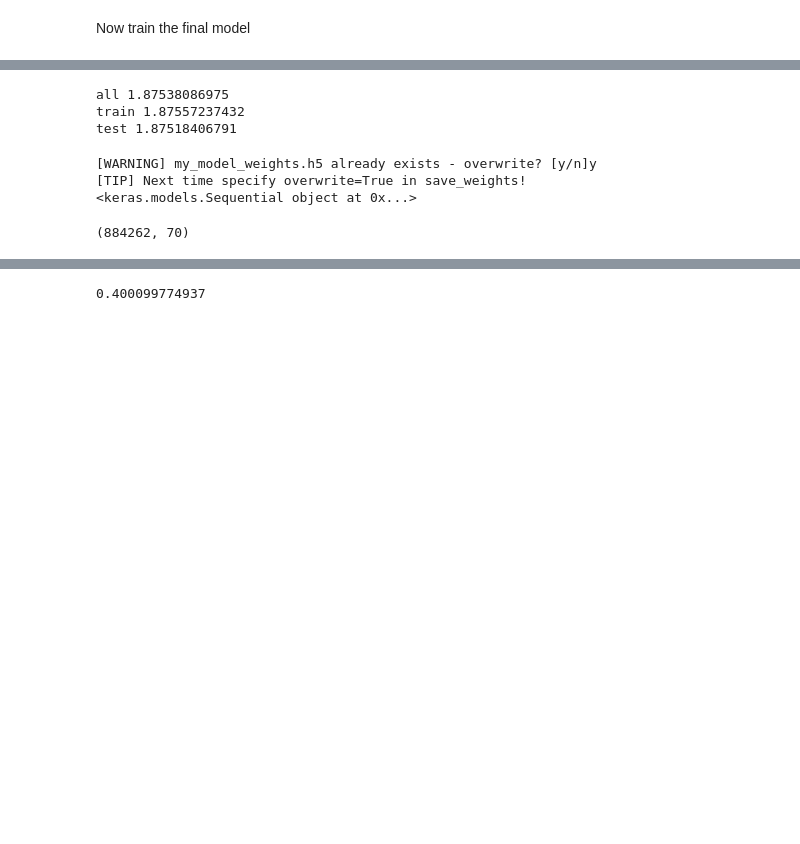
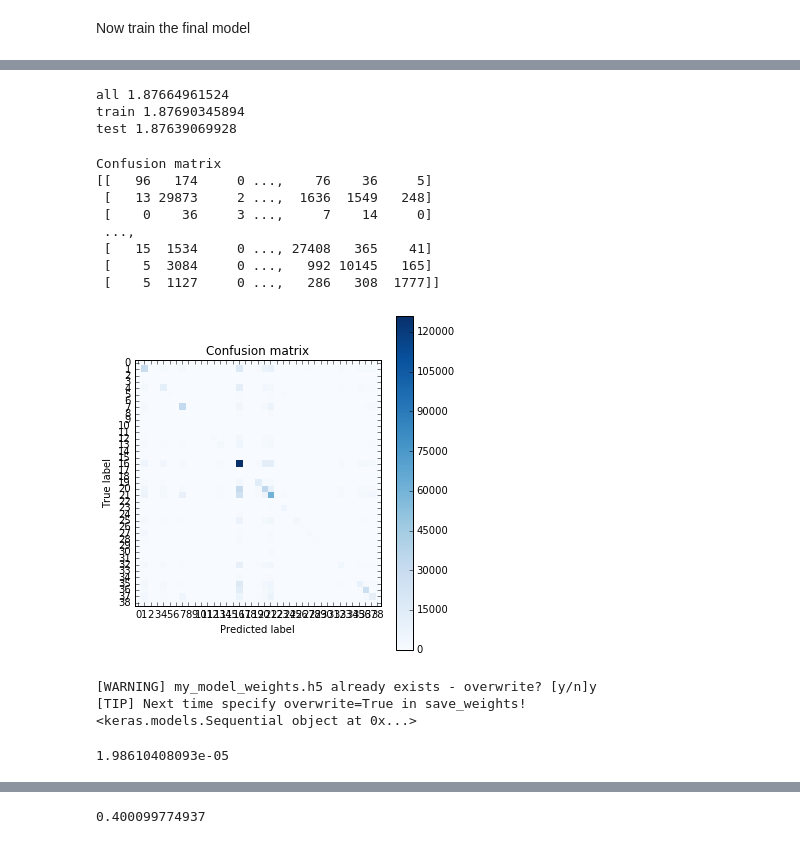
Before and after one commit to kyleiwaniec/w207_Kaggle, a Jupyter notebook: crimeSF_NN_logodds_hierarchy_Jackson.ipynb, the cells around one changed output, grey strips where cells are left out. Saved outputs shown, nothing was run; the diff lists cells and outputs as text; code cells hidden in the pictures; blank space fills up the shorter version.

```diff
--- a/crimeSF_NN_logodds_hierarchy_Jackson.ipynb
+++ b/crimeSF_NN_logodds_hierarchy_Jackson.ipynb
@@ -514,11 +470,47 @@ Epoch 50/50
 # %%
 print "all", log_loss(labels, model.predict_proba(features.as_matrix(),verbose=0))
 print "train", log_loss(labels_train, model.predict_proba(features_train.as_matrix(),verbose=0))
-print "test", log_loss(labels_test, model.predict_proba(features_test.as_matrix(),verbose=0))
+log_loss_test = log_loss(labels_test, model.predict_proba(features_test.as_matrix(),verbose=0))
+print "test", log_loss_test
 # %% [output]
-all 1.87538086975
-train 1.87557237432
-test 1.87518406791
+all 1.87664961524
+train 1.87690345894
+test 1.87639069928
+# %%
+y_pred = model.predict_classes(features_lim.as_matrix(),verbose=0)
+# %%
+labels_list = np.asarray(labels.cat.rename_categories(range(len(labels.unique()))))
+# %%
+def plot_confusion_matrix(cm, title='Confusion matrix', cmap=plt.cm.Blues):
+    plt.imshow(cm, interpolation='nearest', cmap=cmap)
+    plt.title(title)
+    plt.colorbar()
+    tick_marks = np.arange(39)
+    plt.xticks(tick_marks)
+    plt.yticks(tick_marks)
+    plt.tight_layout()
+    plt.ylabel('True label')
+    plt.xlabel('Predicted label')
+# %%
+# Compute confusion matrix
+cm = confusion_matrix(labels_list, y_pred)
+# %%
+np.set_printoptions(precision=2)
+print('Confusion matrix')
+print(cm)
+plt.figure(figsize=(5,5))
+plot_confusion_matrix(cm)
+plt.show()
+# %% [output]
+Confusion matrix
+[[   96   174     0 ...,    76    36     5]
+ [   13 29873     2 ...,  1636  1549   248]
+ [    0    36     3 ...,     7    14     0]
+ ...,
+ [   15  1534     0 ..., 27408   365    41]
+ [    5  3084     0 ...,   992 10145   165]
+ [    5  1127     0 ...,   286   308  1777]]
+[figure, added]
 # %%
 store = pd.HDFStore("/tmp/my_logodds2.hdf5",complib='blosc')
 store['my_logodds'] = logodds
@@ -572,9 +564,8 @@ for addr in only_new:
 for addr in in_both:
     PA=(A_counts[addr]+new_A_counts[addr])/float(len(testDF)+len(trainDF))
     logoddsPA[addr]=np.log(PA)-np.log(1.-PA)
+print PA
+# %% [output]
+1.98610408093e-05
-# %%
-features_sub.shape
-# %% [output]
-(884262, 70)
 # %%
 features_sub, _=parse_data(testDF,logodds.sortlevel(),logoddsPA,groupKey)
```
Also changed, not shown: parts of 29 cells of this notebook, 2 other files.
